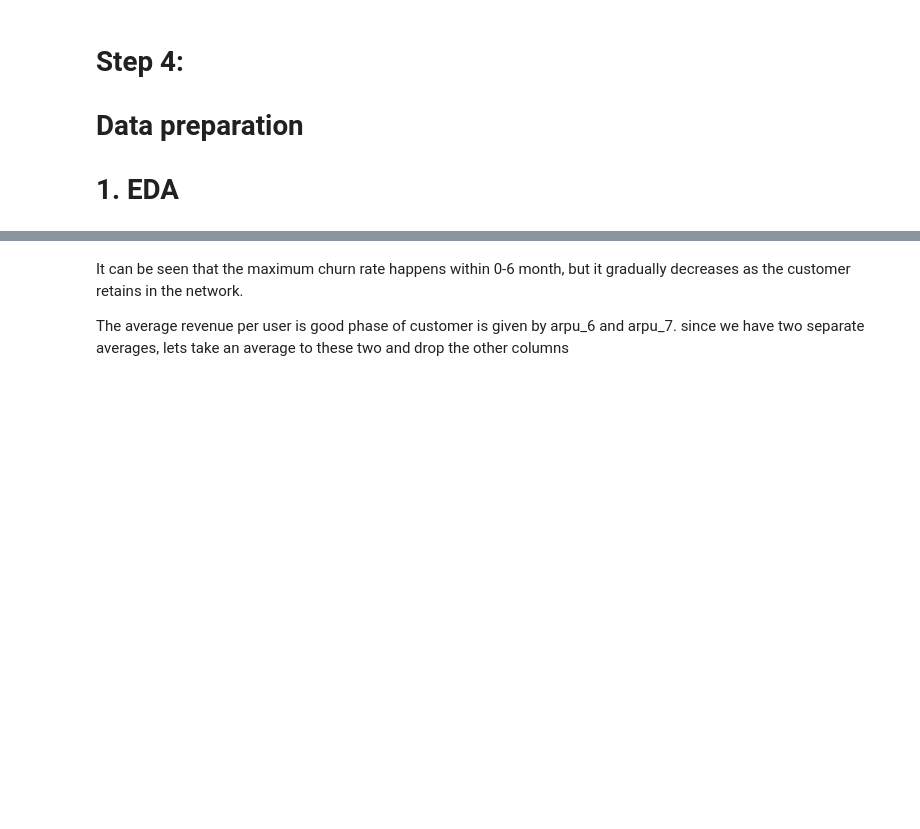
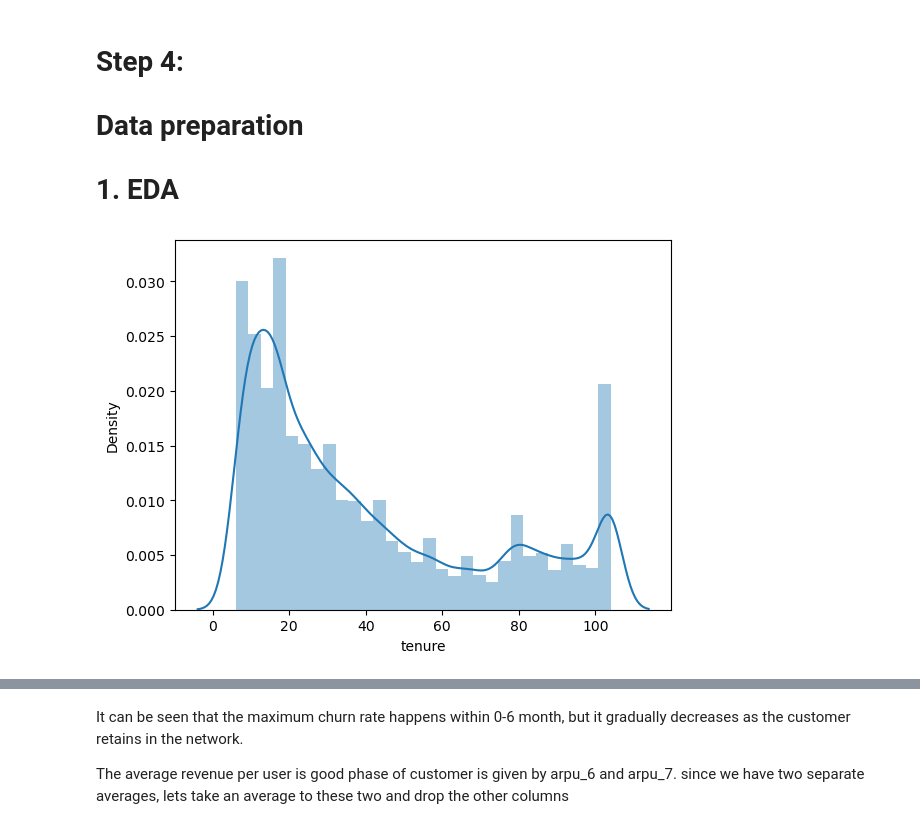
Before and after one commit to harish-babu/telecom-churn, a Jupyter notebook: telecom_mod.ipynb, the cells around one changed output, grey strips where cells are left out. Cells and saved outputs as stored; diff of their text form; code cells hidden in the pictures; blank space fills up the shorter version.

```diff
--- a/telecom_mod.ipynb
+++ b/telecom_mod.ipynb
@@ -763,15 +547,17 @@ data_filtered.shape
 
 # creating a new variable 'tenure'
 # [Action]
-data_filtered['tenure'] = (data_filtered['aon']/30).round(0)
+filtered_df['tenure'] = (filtered_df['aon']/30).round(0)
 
 # Since we derived a new column from 'aon', we can drop it
-data_filtered.drop('aon',axis=1, inplace=True)
+filtered_df.drop('aon',axis=1, inplace=True)
 # %%
 # Checking the distribution of he tenure variable
 
-sns.distplot(data_filtered['tenure'],bins=30)
+sns.distplot(filtered_df['tenure'],bins=30)
 plt.show()
+# %% [output]
+[figure, added]
 # %%
 # [Action]
 # [HB] tenure_range is created and then dropped later.  Then do really need it?
```
Also changed, not shown: parts of 139 cells of this notebook.
